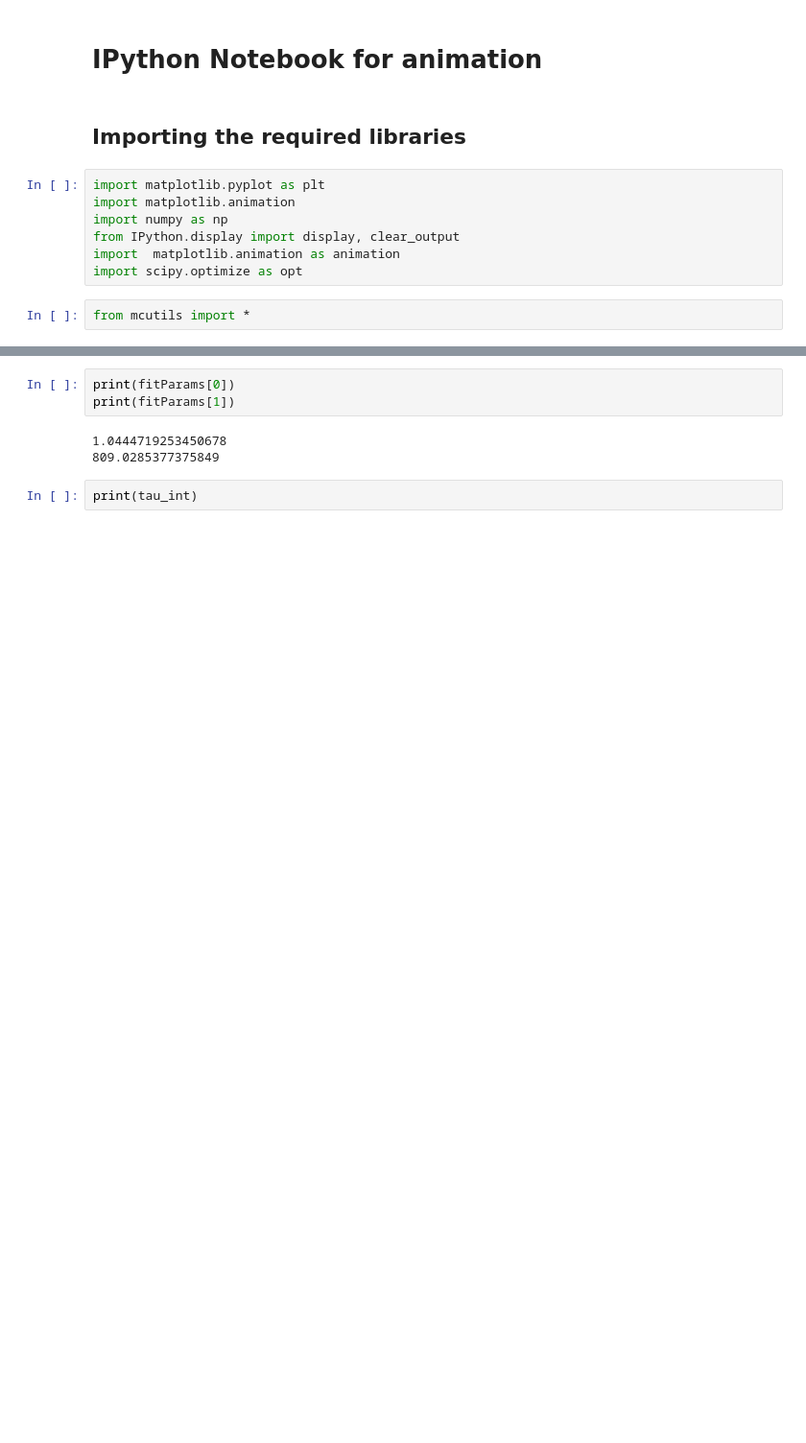
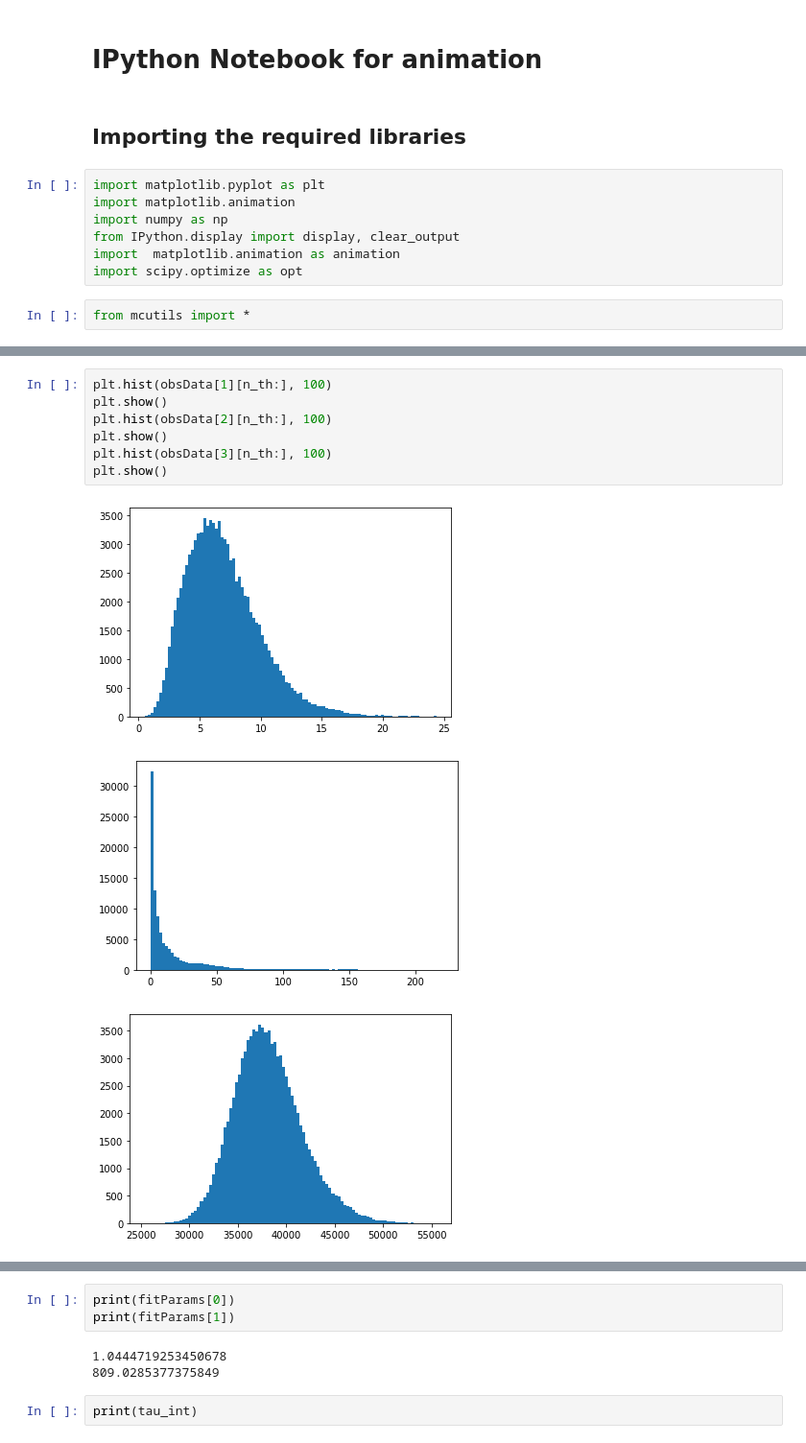
Before and after one commit to tisabe/hmcp, a Jupyter notebook: output_processing.ipynb, the cells around one changed output, grey strips where cells are left out. Shown at 96% size. Saved outputs shown, nothing was run; the diff lists cells and outputs as text; blank space fills up the shorter version.

```diff
--- a/output_processing.ipynb
+++ b/output_processing.ipynb
@@ -28,0 +29,11 @@ makePlot([obsData[0][n_th:],obsData[3][n_th:]], "hamiltonian")
+# %%
+plt.hist(obsData[1][n_th:], 100)
+plt.show()
+plt.hist(obsData[2][n_th:], 100)
+plt.show()
+plt.hist(obsData[3][n_th:], 100)
+plt.show()
+# %% [output]
+[figure, added]
+[figure, added]
+[figure, added]
```
Also changed, not shown: parts of 3 cells of this notebook.
